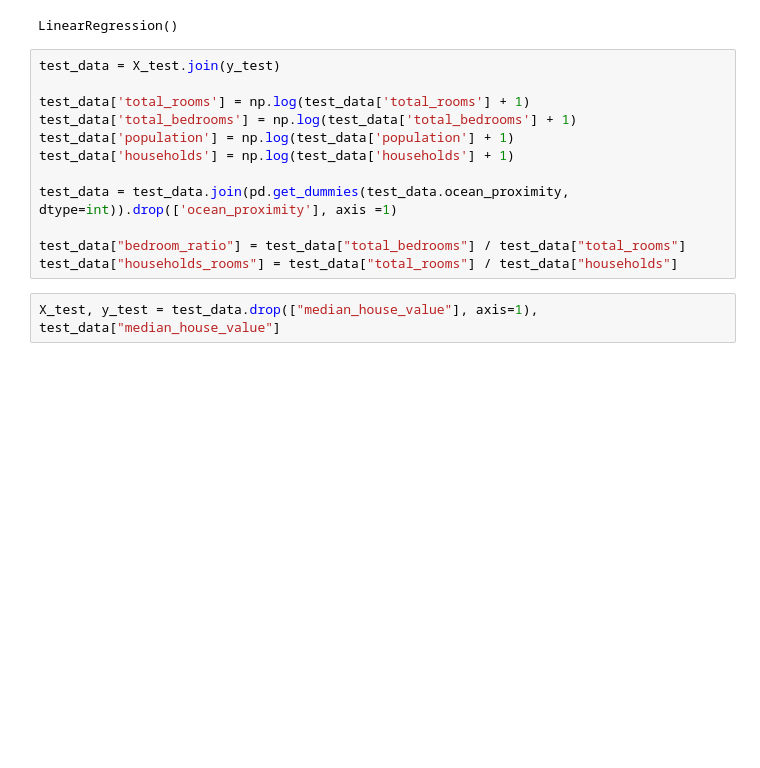
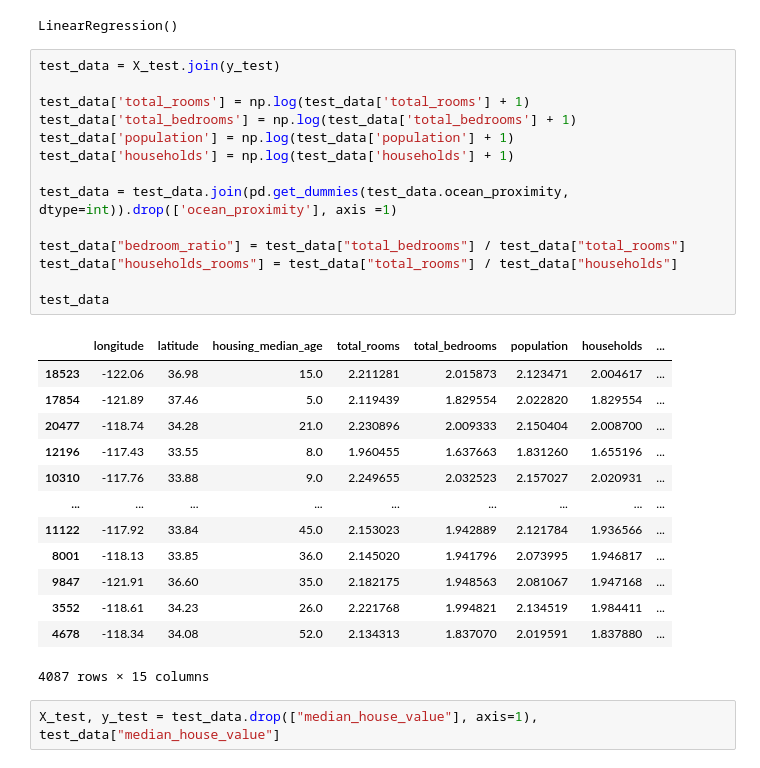
Before and after one commit to samuelajala01/house_price_prediction_model, a Jupyter notebook: model.ipynb, the cells around one changed output. Cells and saved outputs as stored; diff of their text form; blank space fills up the shorter version.

```diff
--- a/model.ipynb
+++ b/model.ipynb
@@ -162,15 +177,31 @@ LinearRegression()
 # %%
 test_data = X_test.join(y_test)
 
 test_data['total_rooms'] = np.log(test_data['total_rooms'] + 1)
 test_data['total_bedrooms'] = np.log(test_data['total_bedrooms'] + 1)
 test_data['population'] = np.log(test_data['population'] + 1)
 test_data['households'] = np.log(test_data['households'] + 1)
 
 test_data = test_data.join(pd.get_dummies(test_data.ocean_proximity, dtype=int)).drop(['ocean_proximity'], axis =1)
 
 test_data["bedroom_ratio"] = test_data["total_bedrooms"] / test_data["total_rooms"]
 test_data["households_rooms"] = test_data["total_rooms"] / test_data["households"]
+
+test_data
+# %% [output]
+|  | longitude | latitude | housing_median_age | total_rooms | total_bedrooms | population | households | ... |
+| 18523 | -122.06 | 36.98 | 15.0 | 2.211281 | 2.015873 | 2.123471 | 2.004617 | ... |
+| 17854 | -121.89 | 37.46 | 5.0 | 2.119439 | 1.829554 | 2.022820 | 1.829554 | ... |
+| 20477 | -118.74 | 34.28 | 21.0 | 2.230896 | 2.009333 | 2.150404 | 2.008700 | ... |
+| 12196 | -117.43 | 33.55 | 8.0 | 1.960455 | 1.637663 | 1.831260 | 1.655196 | ... |
+| 10310 | -117.76 | 33.88 | 9.0 | 2.249655 | 2.032523 | 2.157027 | 2.020931 | ... |
+| ... | ... | ... | ... | ... | ... | ... | ... | ... |
+| 11122 | -117.92 | 33.84 | 45.0 | 2.153023 | 1.942889 | 2.121784 | 1.936566 | ... |
+| 8001 | -118.13 | 33.85 | 36.0 | 2.145020 | 1.941796 | 2.073995 | 1.946817 | ... |
+| 9847 | -121.91 | 36.60 | 35.0 | 2.182175 | 1.948563 | 2.081067 | 1.947168 | ... |
+| 3552 | -118.61 | 34.23 | 26.0 | 2.221768 | 1.994821 | 2.134519 | 1.984411 | ... |
+| 4678 | -118.34 | 34.08 | 52.0 | 2.134313 | 1.837070 | 2.019591 | 1.837880 | ... |
+4087 rows × 15 columns
 # %%
 X_test, y_test = test_data.drop(["median_house_value"], axis=1), test_data["median_house_value"]
 # %%
```
Also changed, not shown: parts of 7 cells of this notebook.
